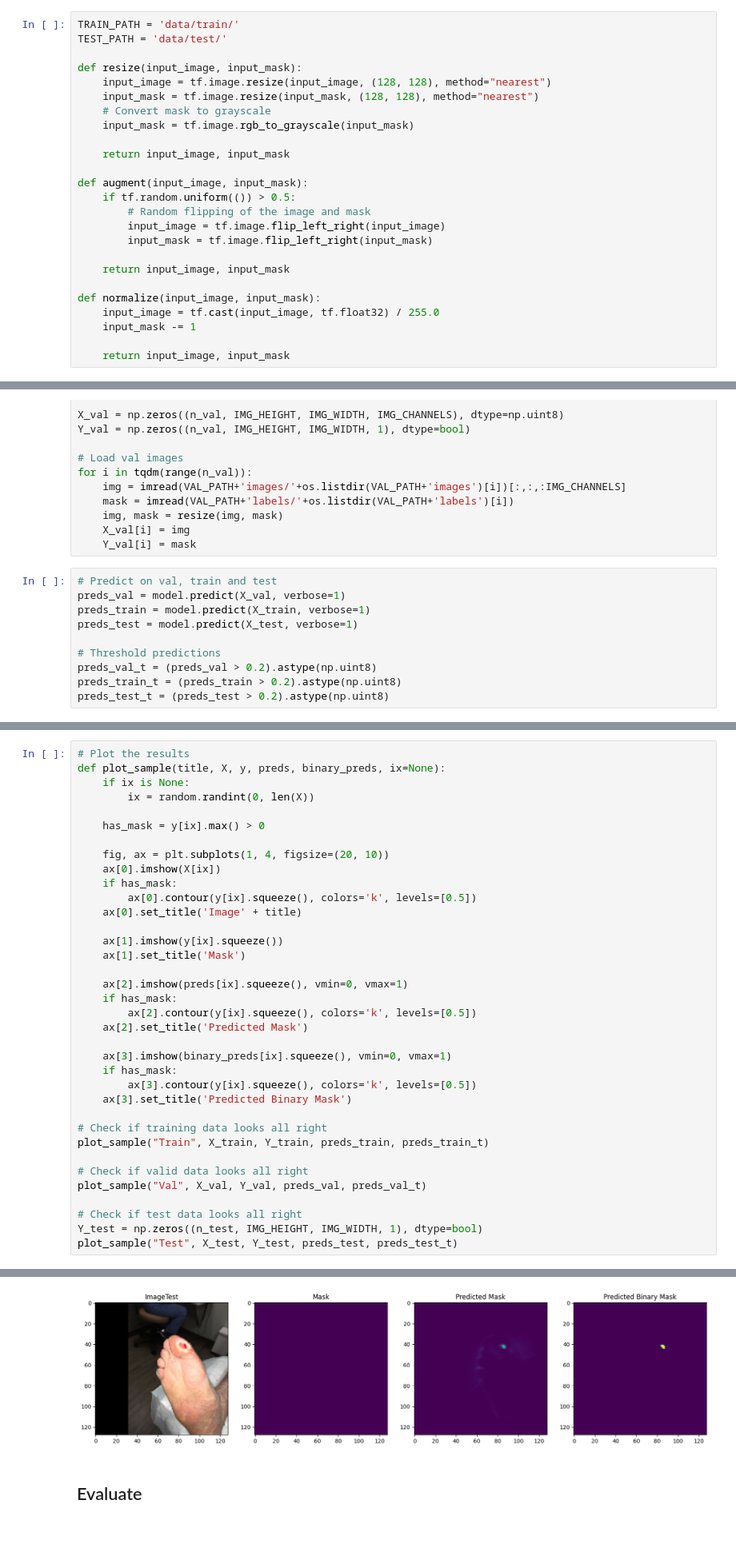
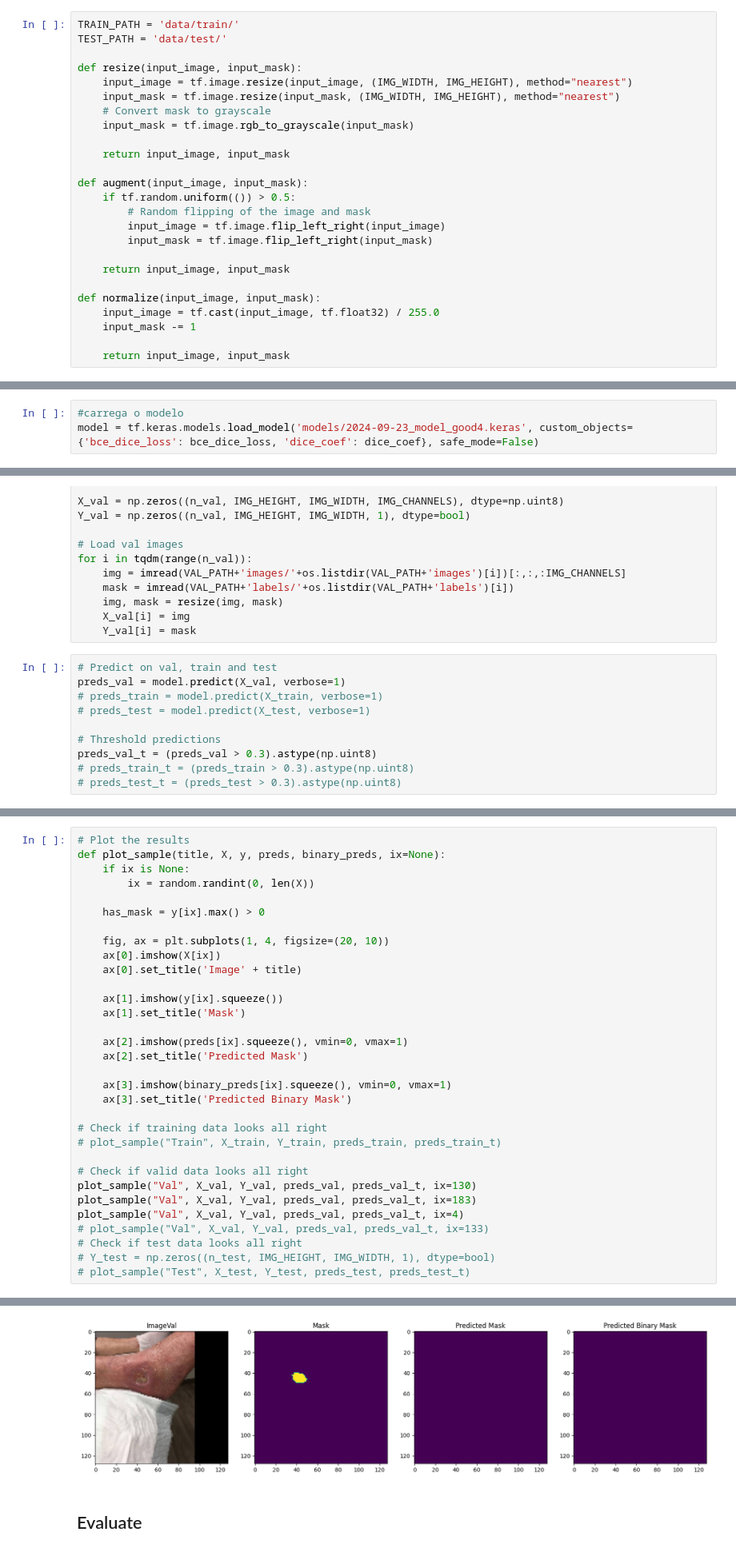
Before and after one commit to joaodelrio/Segmentation, a Jupyter notebook: unet.ipynb, the cells around one changed output, grey strips where cells are left out. Shown at 80% size. Saved outputs shown, nothing was run; the diff lists cells and outputs as text.

Commit message:
params_model complete

```diff
--- a/unet.ipynb
+++ b/unet.ipynb
@@ -23,8 +49,8 @@ TRAIN_PATH = 'data/train/'
 TEST_PATH = 'data/test/'
 
 def resize(input_image, input_mask):
-    input_image = tf.image.resize(input_image, (128, 128), method="nearest")
-    input_mask = tf.image.resize(input_mask, (128, 128), method="nearest")
+    input_image = tf.image.resize(input_image, (IMG_WIDTH, IMG_HEIGHT), method="nearest")
+    input_mask = tf.image.resize(input_mask, (IMG_WIDTH, IMG_HEIGHT), method="nearest")
     # Convert mask to grayscale
     input_mask = tf.image.rgb_to_grayscale(input_mask)
 
@@ -187,5 +266,8 @@ Epoch 2: val_loss improved from 0.03678 to 0.02979, saving model to model_for_nu
 # %% [markdown]
 ### Predictions
+# %%
+#carrega o modelo
+model = tf.keras.models.load_model('models/2024-09-23_model_good4.keras', custom_objects={'bce_dice_loss': bce_dice_loss, 'dice_coef': dice_coef}, safe_mode=False)
 # %%
 # Val data
 VAL_PATH = 'data/validation/'
@@ -205,11 +287,11 @@ for i in tqdm(range(n_val)):
 # %%
 # Predict on val, train and test
 preds_val = model.predict(X_val, verbose=1)
-preds_train = model.predict(X_train, verbose=1)
-preds_test = model.predict(X_test, verbose=1)
+# preds_train = model.predict(X_train, verbose=1)
+# preds_test = model.predict(X_test, verbose=1)
 
 # Threshold predictions
-preds_val_t = (preds_val > 0.2).astype(np.uint8)
-preds_train_t = (preds_train > 0.2).astype(np.uint8)
-preds_test_t = (preds_test > 0.2).astype(np.uint8)
+preds_val_t = (preds_val > 0.3).astype(np.uint8)
+# preds_train_t = (preds_train > 0.3).astype(np.uint8)
+# preds_test_t = (preds_test > 0.3).astype(np.uint8)
 # %% [output]
@@ -240,30 +306,26 @@ def plot_sample(title, X, y, preds, binary_preds, ix=None):
 
     fig, ax = plt.subplots(1, 4, figsize=(20, 10))
     ax[0].imshow(X[ix])
-    if has_mask:
-        ax[0].contour(y[ix].squeeze(), colors='k', levels=[0.5])
     ax[0].set_title('Image' + title)
 
     ax[1].imshow(y[ix].squeeze())
     ax[1].set_title('Mask')
 
     ax[2].imshow(preds[ix].squeeze(), vmin=0, vmax=1)
-    if has_mask:
-        ax[2].contour(y[ix].squeeze(), colors='k', levels=[0.5])
     ax[2].set_title('Predicted Mask')
 
     ax[3].imshow(binary_preds[ix].squeeze(), vmin=0, vmax=1)
-    if has_mask:
-        ax[3].contour(y[ix].squeeze(), colors='k', levels=[0.5])
     ax[3].set_title('Predicted Binary Mask')
 
 # Check if training data looks all right
-plot_sample("Train", X_train, Y_train, preds_train, preds_train_t)
+# plot_sample("Train", X_train, Y_train, preds_train, preds_train_t)
 
 # Check if valid data looks all right
-plot_sample("Val", X_val, Y_val, preds_val, preds_val_t)
-
+plot_sample("Val", X_val, Y_val, preds_val, preds_val_t, ix=130)
+plot_sample("Val", X_val, Y_val, preds_val, preds_val_t, ix=183)
+plot_sample("Val", X_val, Y_val, preds_val, preds_val_t, ix=4)
+# plot_sample("Val", X_val, Y_val, preds_val, preds_val_t, ix=133)
 # Check if test data looks all right
-Y_test = np.zeros((n_test, IMG_HEIGHT, IMG_WIDTH, 1), dtype=bool)
-plot_sample("Test", X_test, Y_test, preds_test, preds_test_t)
+# Y_test = np.zeros((n_test, IMG_HEIGHT, IMG_WIDTH, 1), dtype=bool)
+# plot_sample("Test", X_test, Y_test, preds_test, preds_test_t)
 # %% [output]
@@ -272,3 +334,3 @@ plot_sample("Test", X_test, Y_test, preds_test, preds_test_t)
-[figure, old version]
+[figure, new version]
 # %% [markdown]
 ## Evaluate
```
Also changed, not shown: parts of 17 cells of this notebook.
